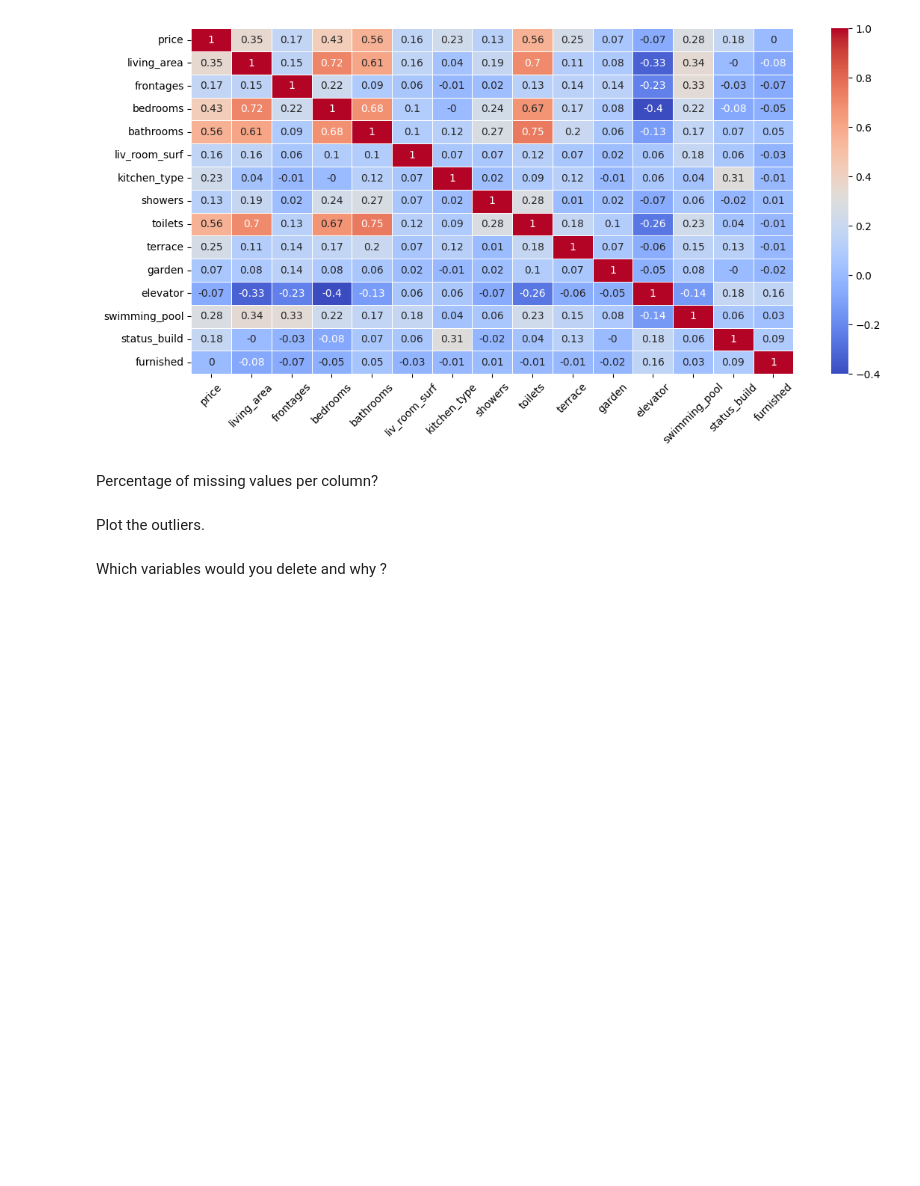
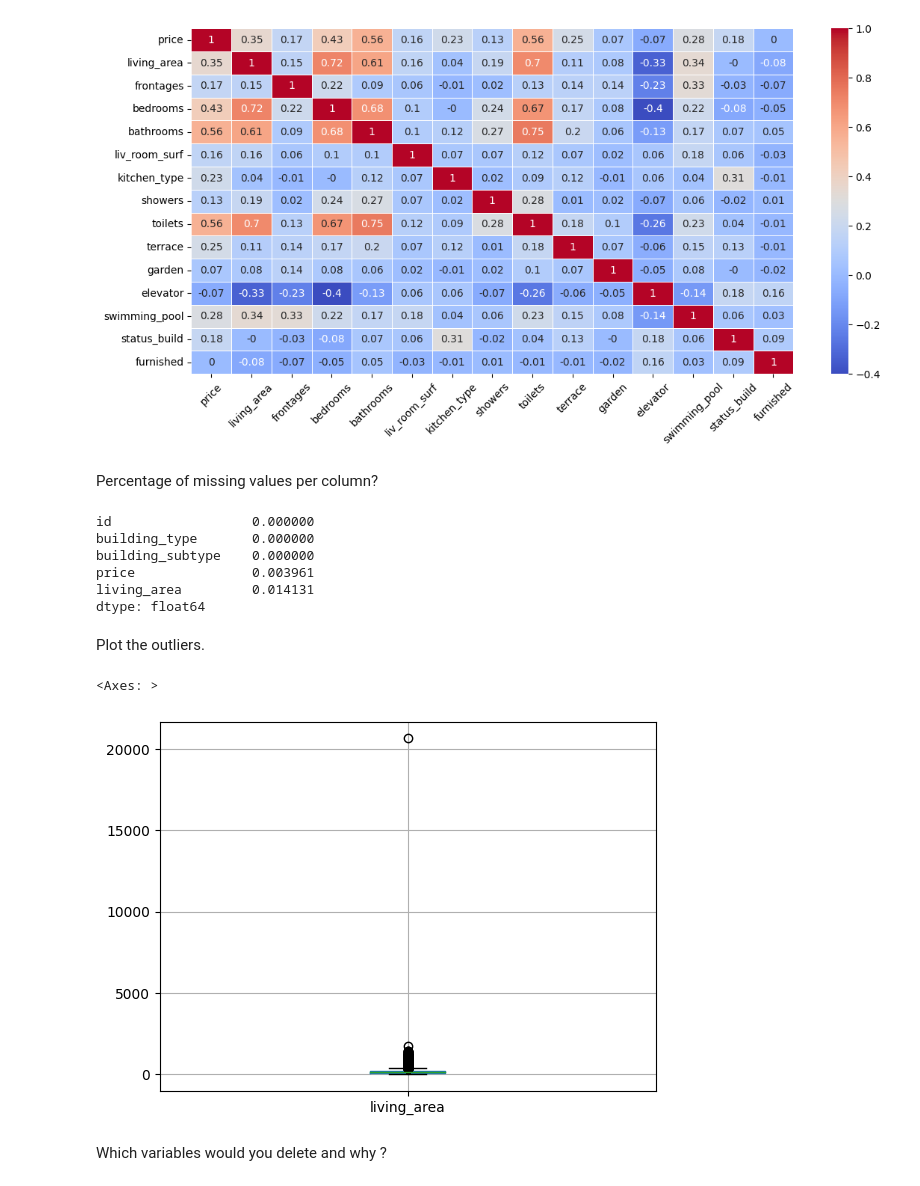
Before and after one commit to Bizkochito/challenge-data-analysis, a Jupyter notebook: src/utils/data_analysis.ipynb, the cells around one changed output. Saved outputs shown, nothing was run; the diff lists cells and outputs as text; code cells hidden in the pictures; blank space fills up the shorter version.

Commit message:
adding some plots

```diff
--- a/src/utils/data_analysis.ipynb
+++ b/src/utils/data_analysis.ipynb
@@ -64,8 +64,21 @@ plt.show()
 Percentage of missing values per column?
 # %%
 missing_values = df.isnull().mean()
+missing_values.head()
+# %% [output]
+id                  0.000000
+building_type       0.000000
+building_subtype    0.000000
+price               0.003961
+living_area         0.014131
+dtype: float64
 # %% [markdown]
 Plot the outliers.
+# %%
+df.boxplot(column='living_area')
+# %% [output]
+<Axes: >
+[figure, added]
 # %% [markdown]
 Which variables would you delete and why ?
 # %% [markdown]
```
Also changed, not shown: parts of 7 cells of this notebook, 5 other files.
